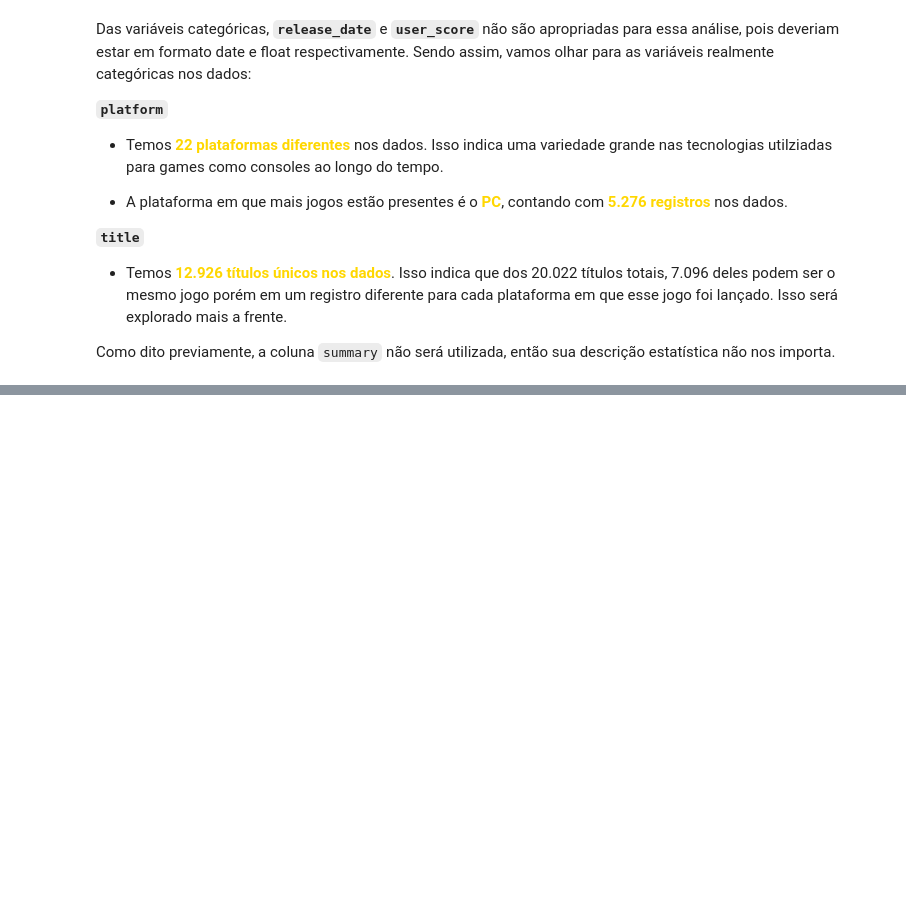
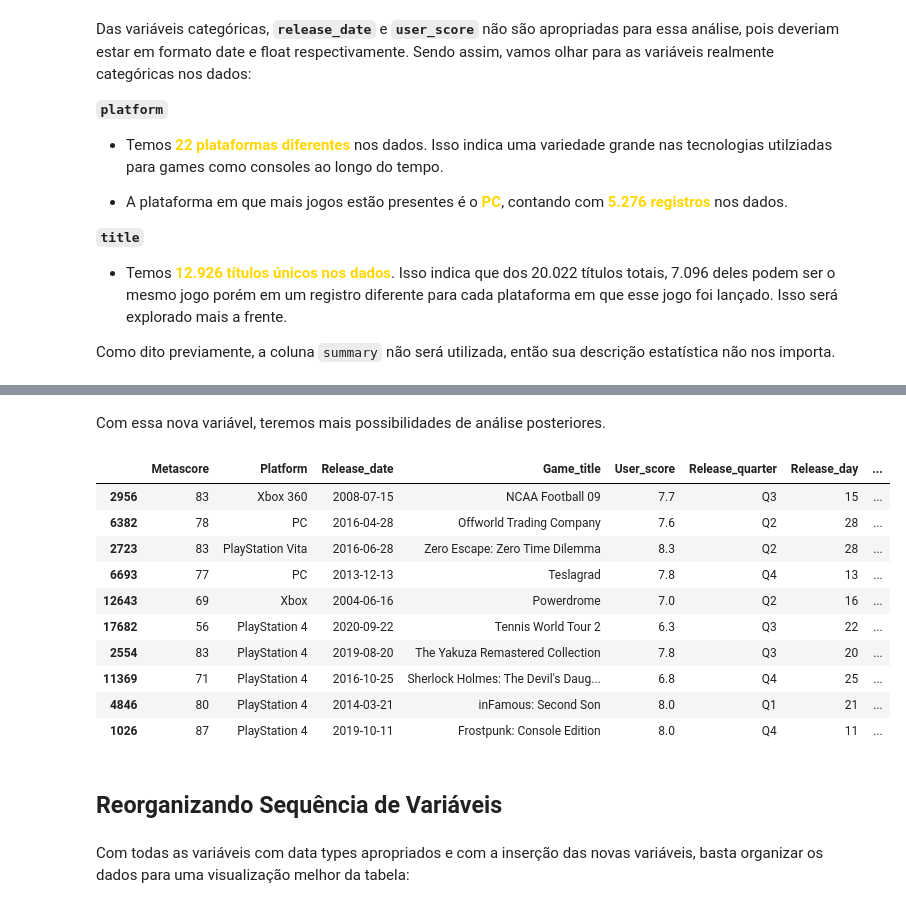
Before and after one commit to JoSEPHDev2022/Metacritc_Scores_Video_Games, a Jupyter notebook: analise_descritiva.ipynb, the cells around one changed output, grey strips where cells are left out. Drawn from its saved outputs; the diff is of its cells as text; code cells hidden in the pictures; blank space fills up the shorter version.

Commit message:
Realizando engenharia de atributos e tratamento de dados.

```diff
--- a/analise_descritiva.ipynb
+++ b/analise_descritiva.ipynb
@@ -202,0 +422,3 @@ Como dito previamente, a coluna `summary` não será utilizada, então sua descr
+# %%
+# Criando nova variável:
+data_clean['Release_month'] = data_clean['Release_date'].dt.month
@@ -202,0 +427,3 @@ Como dito previamente, a coluna `summary` não será utilizada, então sua descr
+# %%
+# Criando nova variável:
+data_clean['Release_year'] = data_clean['Release_date'].dt.year
@@ -202,0 +446,49 @@ Como dito previamente, a coluna `summary` não será utilizada, então sua descr
+# %% [markdown]
+Com essa nova variável, teremos mais possibilidades de análise posteriores.
+# %%
+def set_metascore_class(data: pd.DataFrame) -> pd.DataFrame:
+    '''Retorna uma nova variável que consta a classificação do Jogo
+    com base em sua nota. Essas classificações são:
+
+        - "Universal Acclaim" para games com notas entre 90 e 100;
+        - "Generally Favorable Reviews" para games com notas entre 75 e 89;
+        - "Mixed or Average Reviews" para games com notas entre 50 e 74;
+        - "Generally Unfavorable Reviews" para games com notas entre 20 e 49;
+        - "Overwhelming Dislike" para games com notas entre 0 e 19.
+
+        PARÂMETROS:
+
+        data > DataFrame para se aplicar a alteração.
+    '''
+    data['Classification'] = data['Metascore'].apply(
+        lambda value:
+            'Universal Acclaim' if 90 <= value <= 100 else
+            'Generally Favorable Reviews' if 75 <= value <= 89 else
+            'Mixed or Average Reviews' if 50 <= value <= 74 else
+            'Generally Unfavorable Reviews' if 20 <= value <= 49 else
+            'Overwhelming Dislike'
+            )
+
+    return data
+# %%
+# Aplicando função:
+data_clean = set_metascore_class(data_clean)
+# %%
+# Visualizando resultados:
+data_clean.sample(10)
+# %% [output]
+|  | Metascore | Platform | Release_date | Game_title | User_score | Release_quarter | Release_day | ... |
+| 2956 | 83 | Xbox 360 | 2008-07-15 | NCAA Football 09 | 7.7 | Q3 | 15 | ... |
+| 6382 | 78 | PC | 2016-04-28 | Offworld Trading Company | 7.6 | Q2 | 28 | ... |
+| 2723 | 83 | PlayStation Vita | 2016-06-28 | Zero Escape: Zero Time Dilemma | 8.3 | Q2 | 28 | ... |
+| 6693 | 77 | PC | 2013-12-13 | Teslagrad | 7.8 | Q4 | 13 | ... |
+| 12643 | 69 | Xbox | 2004-06-16 | Powerdrome | 7.0 | Q2 | 16 | ... |
+| 17682 | 56 | PlayStation 4 | 2020-09-22 | Tennis World Tour 2 | 6.3 | Q3 | 22 | ... |
+| 2554 | 83 | PlayStation 4 | 2019-08-20 | The Yakuza Remastered Collection | 7.8 | Q3 | 20 | ... |
+| 11369 | 71 | PlayStation 4 | 2016-10-25 | Sherlock Holmes: The Devil's Daug... | 6.8 | Q4 | 25 | ... |
+| 4846 | 80 | PlayStation 4 | 2014-03-21 | inFamous: Second Son | 8.0 | Q1 | 21 | ... |
+| 1026 | 87 | PlayStation 4 | 2019-10-11 | Frostpunk: Console Edition | 8.0 | Q4 | 11 | ... |
+# %% [markdown]
+## **Reorganizando Sequência de Variáveis**
+# %% [markdown]
+Com todas as variáveis com data types apropriados e com a inserção das novas variáveis, basta organizar os dados para uma visualização melhor da tabela:
```
Also changed, not shown: parts of 47 cells of this notebook.
